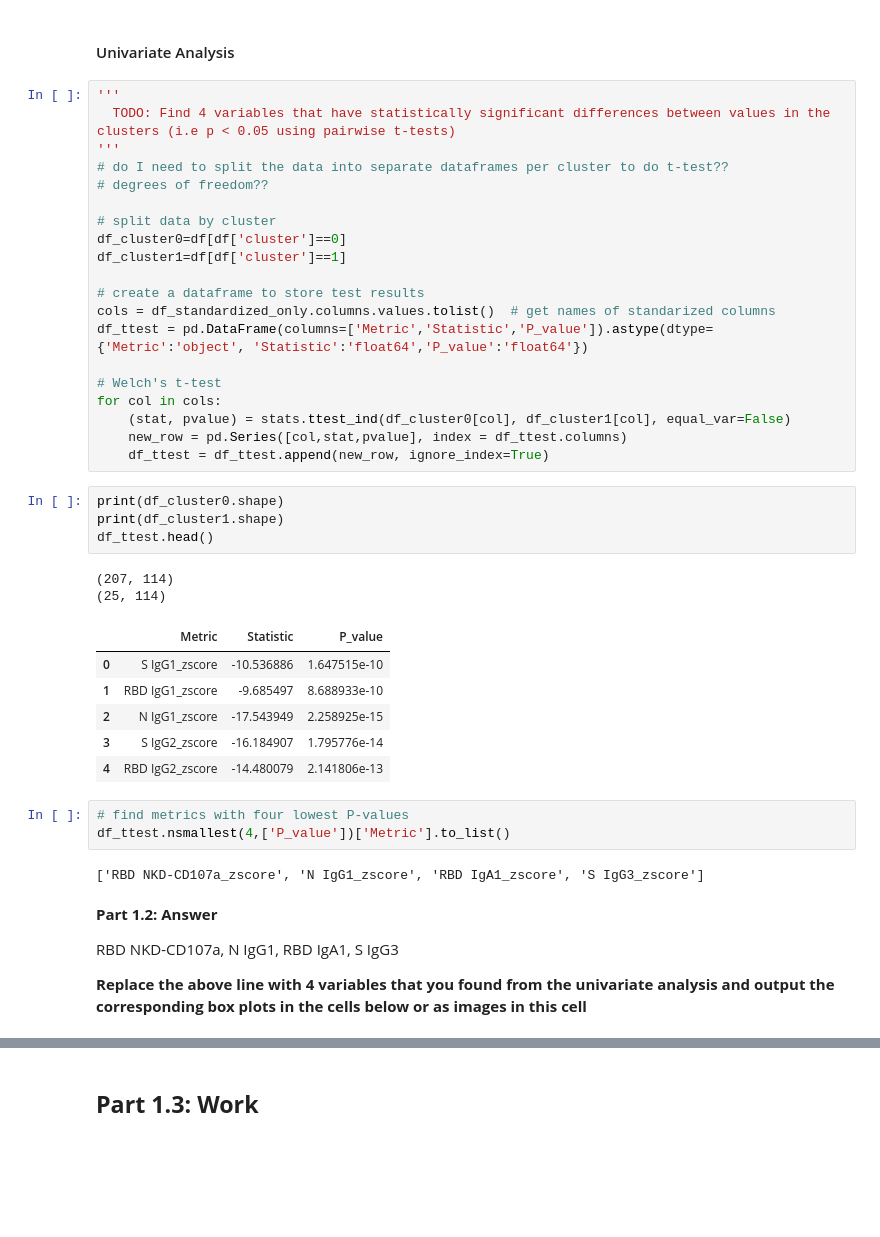
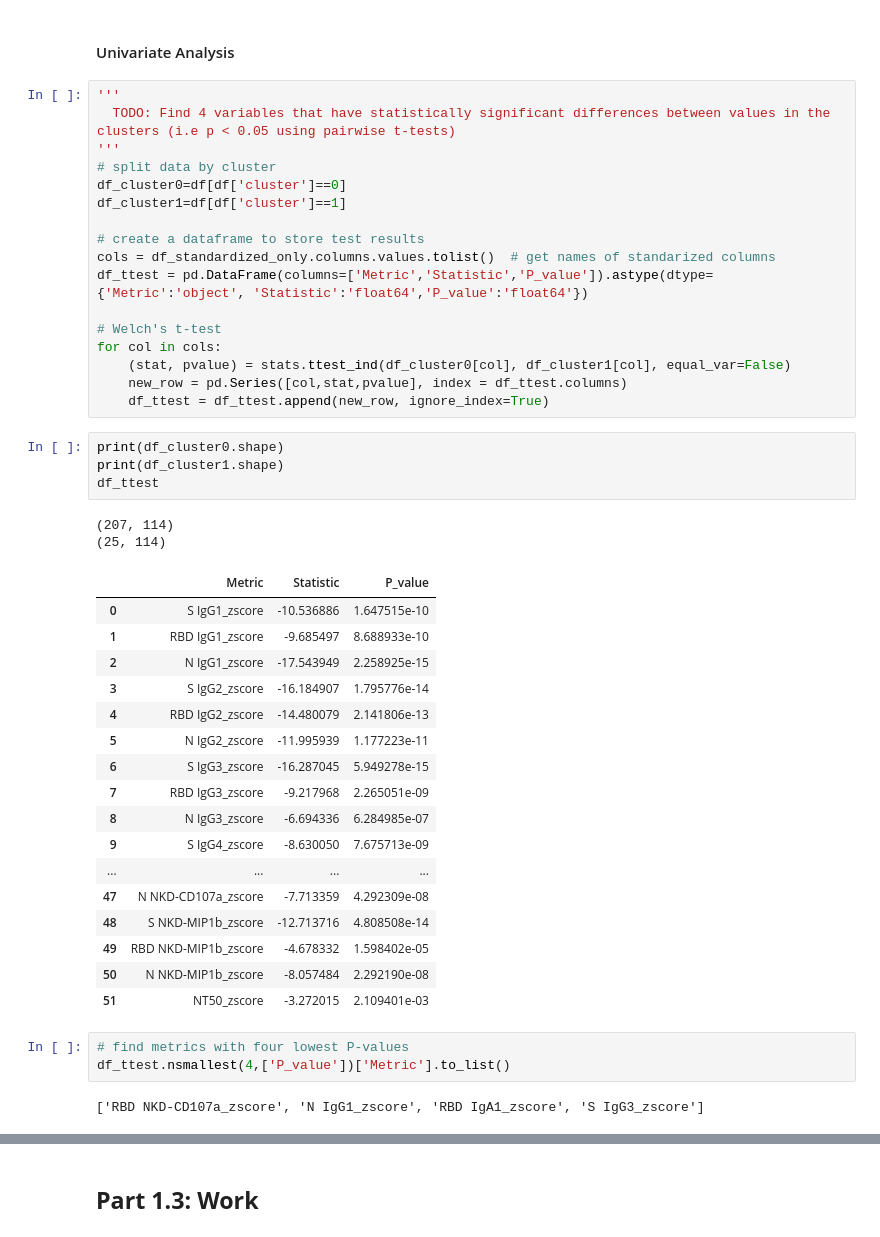
Before and after one commit to ryanquinnnelson/CMU-02718-HW1, a Jupyter notebook: CM_HW1_ryann.ipynb, the cells around one changed output, grey strips where cells are left out. Saved outputs shown, nothing was run; the diff lists cells and outputs as text; blank space fills up the shorter version.

```diff
--- a/CM_HW1_ryann.ipynb
+++ b/CM_HW1_ryann.ipynb
@@ -155,9 +133,6 @@ df.head(1)
 '''
   TODO: Find 4 variables that have statistically significant differences between values in the clusters (i.e p < 0.05 using pairwise t-tests)
 '''
-# do I need to split the data into separate dataframes per cluster to do t-test??
-# degrees of freedom??
-
 # split data by cluster
 df_cluster0=df[df['cluster']==0]
 df_cluster1=df[df['cluster']==1]
@@ -174,24 +149,29 @@ for col in cols:
 # %%
 print(df_cluster0.shape)
 print(df_cluster1.shape)
-df_ttest.head()
+df_ttest
 # %% [output]
 (207, 114)
 (25, 114)
 |  | Metric | Statistic | P_value |
 | 0 | S IgG1_zscore | -10.536886 | 1.647515e-10 |
 | 1 | RBD IgG1_zscore | -9.685497 | 8.688933e-10 |
 | 2 | N IgG1_zscore | -17.543949 | 2.258925e-15 |
 | 3 | S IgG2_zscore | -16.184907 | 1.795776e-14 |
 | 4 | RBD IgG2_zscore | -14.480079 | 2.141806e-13 |
+| 5 | N IgG2_zscore | -11.995939 | 1.177223e-11 |
+| 6 | S IgG3_zscore | -16.287045 | 5.949278e-15 |
+| 7 | RBD IgG3_zscore | -9.217968 | 2.265051e-09 |
+| 8 | N IgG3_zscore | -6.694336 | 6.284985e-07 |
+| 9 | S IgG4_zscore | -8.630050 | 7.675713e-09 |
+| ... | ... | ... | ... |
+| 47 | N NKD-CD107a_zscore | -7.713359 | 4.292309e-08 |
+| 48 | S NKD-MIP1b_zscore | -12.713716 | 4.808508e-14 |
+| 49 | RBD NKD-MIP1b_zscore | -4.678332 | 1.598402e-05 |
+| 50 | N NKD-MIP1b_zscore | -8.057484 | 2.292190e-08 |
+| 51 | NT50_zscore | -3.272015 | 2.109401e-03 |
 # %%
 # find metrics with four lowest P-values
 df_ttest.nsmallest(4,['P_value'])['Metric'].to_list()
 # %% [output]
 ['RBD NKD-CD107a_zscore', 'N IgG1_zscore', 'RBD IgA1_zscore', 'S IgG3_zscore']
-# %% [markdown]
-**Part 1.2: Answer**
-
-RBD NKD-CD107a, N IgG1, RBD IgA1, S IgG3
-
-**Replace the above line with 4 variables that you found from the univariate analysis and output the corresponding box plots in the cells below or as images in this cell**
```
Also changed, not shown: parts of 57 cells of this notebook.
